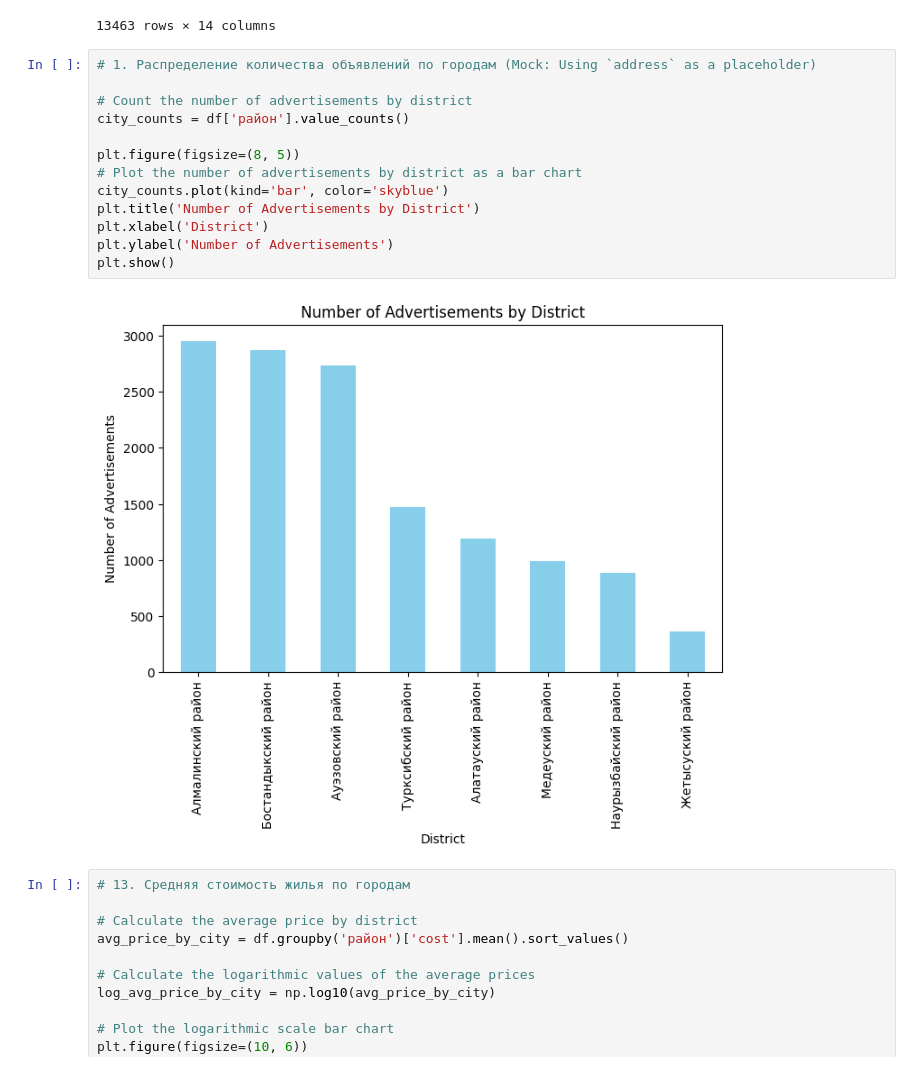
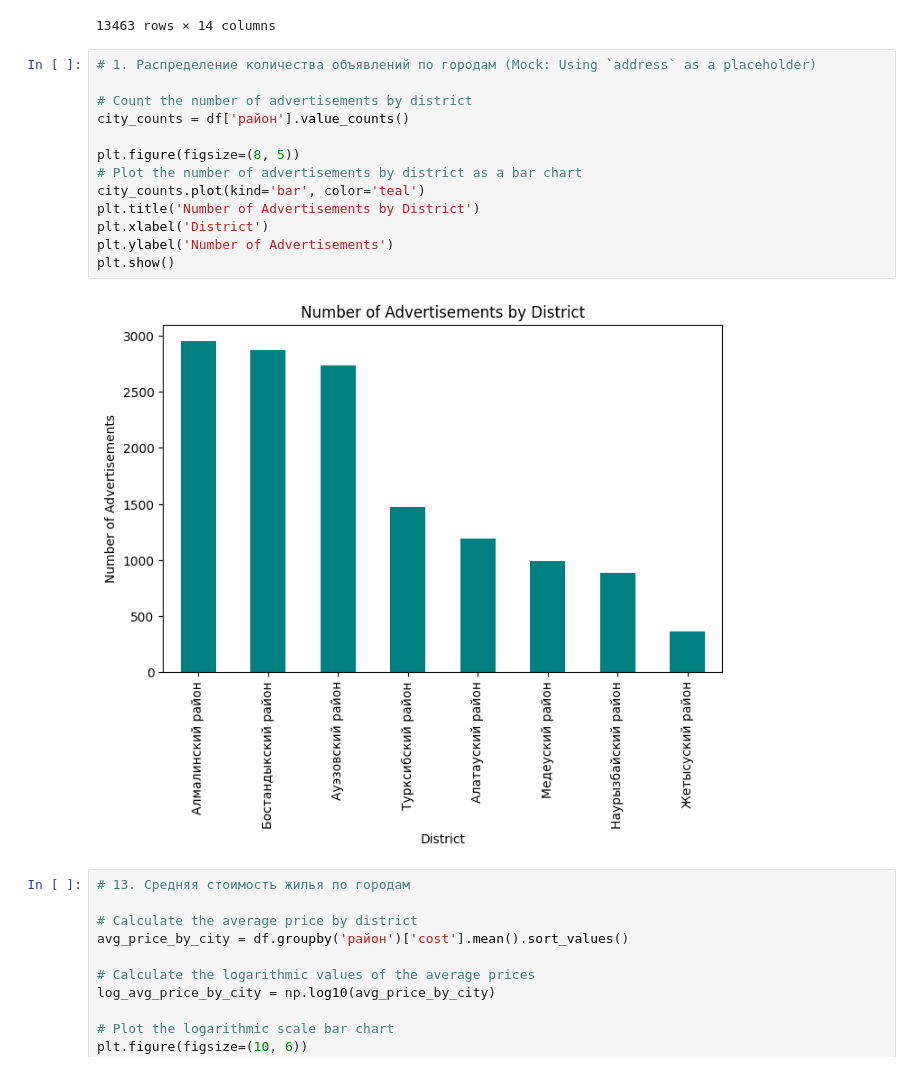
Before and after one commit to Turamyzba/sanyraq-data-analytics, a Jupyter notebook: Result/vis_region.ipynb, the cells around one changed output. Drawn from its saved outputs; the diff is of its cells as text.

```diff
--- a/Result/vis_region.ipynb
+++ b/Result/vis_region.ipynb
@@ -26,18 +26,18 @@ df
 # %%
 # 1. Распределение количества объявлений по городам (Mock: Using `address` as a placeholder)
 
 # Count the number of advertisements by district
 city_counts = df['район'].value_counts()
 
 plt.figure(figsize=(8, 5))
 # Plot the number of advertisements by district as a bar chart
-city_counts.plot(kind='bar', color='skyblue')
+city_counts.plot(kind='bar', color='teal')
 plt.title('Number of Advertisements by District')
 plt.xlabel('District')
 plt.ylabel('Number of Advertisements')
 plt.show()
 # %% [output]
-[figure, old version]
+[figure, new version]
 # %%
 # 13. Средняя стоимость жилья по городам
 
```
Also changed, not shown: parts of 3 cells of this notebook, 10 other files.
